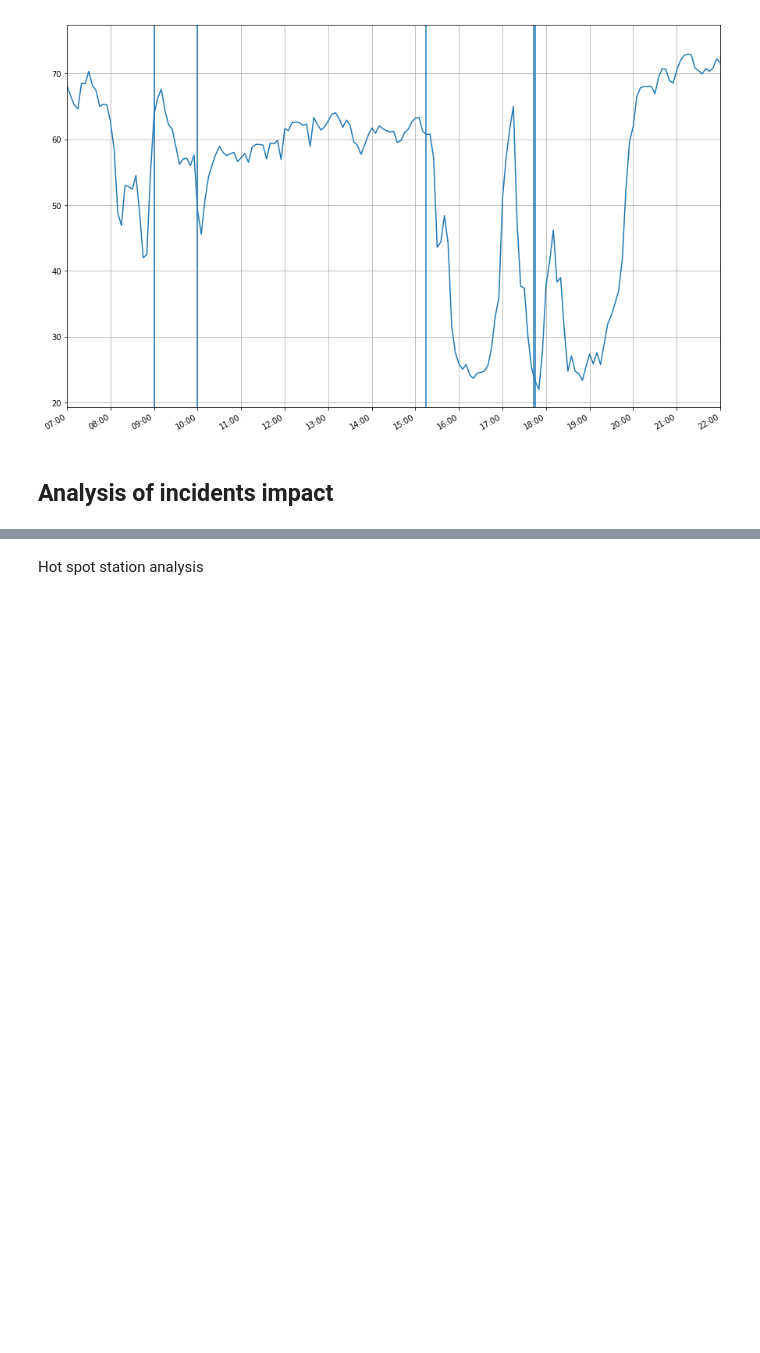
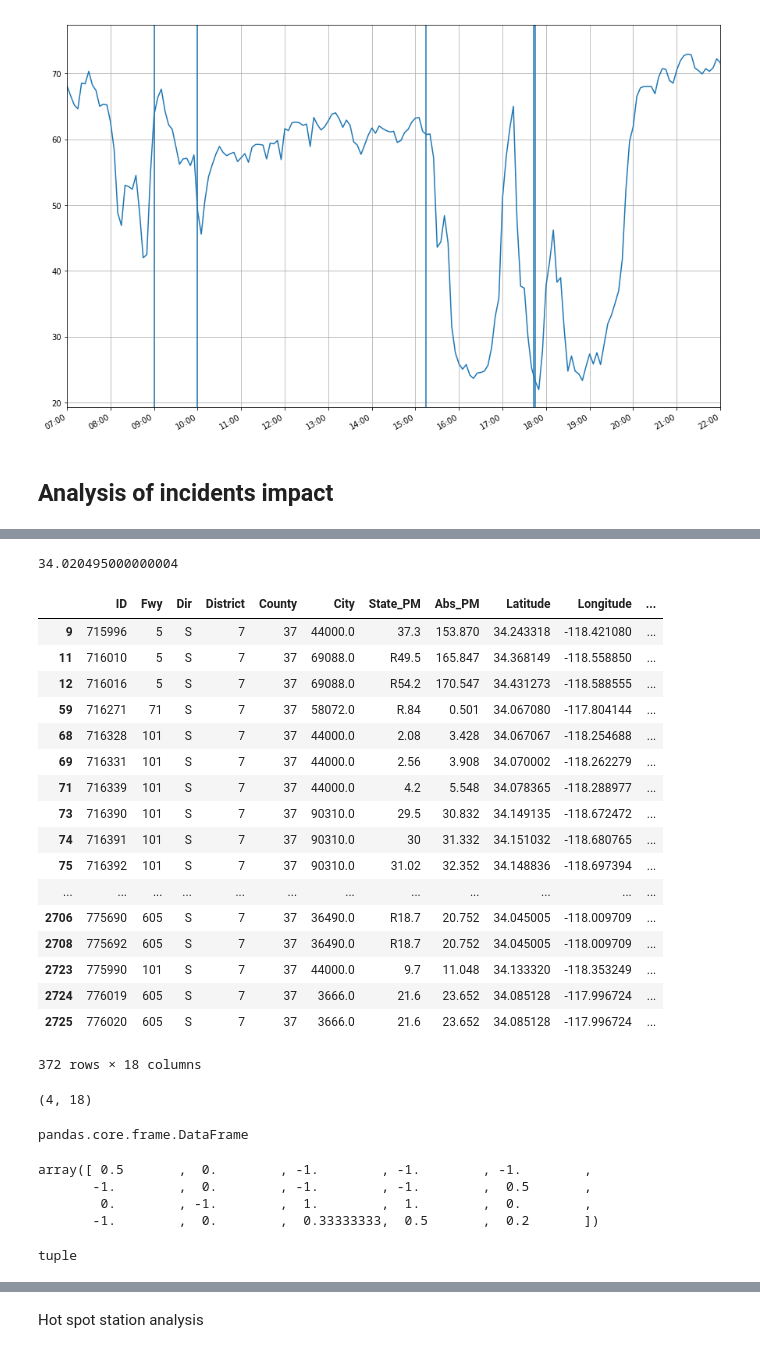
Before and after one commit to frolovconst/TC_w_ML, a Jupyter notebook: incidents_touch/fst_trial.ipynb, the cells around one changed output, grey strips where cells are left out. Cells and saved outputs as stored; diff of their text form; code cells hidden in the pictures; blank space fills up the shorter version.

```diff
--- a/incidents_touch/fst_trial.ipynb
+++ b/incidents_touch/fst_trial.ipynb
@@ -178,0 +188,6 @@ return_station_series_vec = np.vectorize(return_station_series, excluded=[0])
+# %%
+tinc = data_inc_d07.iloc[6]
+# %%
+tinc['Latitude']
+# %% [output]
+34.020495000000004
@@ -178,0 +196,21 @@ return_station_series_vec = np.vectorize(return_station_series, excluded=[0])
+# %%
+filter_proper_direction(tinc, stations_active)
+# %% [output]
+|  | ID | Fwy | Dir | District | County | City | State_PM | Abs_PM | Latitude | Longitude | ... |
+| 9 | 715996 | 5 | S | 7 | 37 | 44000.0 | 37.3 | 153.870 | 34.243318 | -118.421080 | ... |
+| 11 | 716010 | 5 | S | 7 | 37 | 69088.0 | R49.5 | 165.847 | 34.368149 | -118.558850 | ... |
+| 12 | 716016 | 5 | S | 7 | 37 | 69088.0 | R54.2 | 170.547 | 34.431273 | -118.588555 | ... |
+| 59 | 716271 | 71 | S | 7 | 37 | 58072.0 | R.84 | 0.501 | 34.067080 | -117.804144 | ... |
+| 68 | 716328 | 101 | S | 7 | 37 | 44000.0 | 2.08 | 3.428 | 34.067067 | -118.254688 | ... |
+| 69 | 716331 | 101 | S | 7 | 37 | 44000.0 | 2.56 | 3.908 | 34.070002 | -118.262279 | ... |
+| 71 | 716339 | 101 | S | 7 | 37 | 44000.0 | 4.2 | 5.548 | 34.078365 | -118.288977 | ... |
+| 73 | 716390 | 101 | S | 7 | 37 | 90310.0 | 29.5 | 30.832 | 34.149135 | -118.672472 | ... |
+| 74 | 716391 | 101 | S | 7 | 37 | 90310.0 | 30 | 31.332 | 34.151032 | -118.680765 | ... |
+| 75 | 716392 | 101 | S | 7 | 37 | 90310.0 | 31.02 | 32.352 | 34.148836 | -118.697394 | ... |
+| ... | ... | ... | ... | ... | ... | ... | ... | ... | ... | ... | ... |
+| 2706 | 775690 | 605 | S | 7 | 37 | 36490.0 | R18.7 | 20.752 | 34.045005 | -118.009709 | ... |
+| 2708 | 775692 | 605 | S | 7 | 37 | 36490.0 | R18.7 | 20.752 | 34.045005 | -118.009709 | ... |
+| 2723 | 775990 | 101 | S | 7 | 37 | 44000.0 | 9.7 | 11.048 | 34.133320 | -118.353249 | ... |
+| 2724 | 776019 | 605 | S | 7 | 37 | 3666.0 | 21.6 | 23.652 | 34.085128 | -117.996724 | ... |
+| 2725 | 776020 | 605 | S | 7 | 37 | 3666.0 | 21.6 | 23.652 | 34.085128 | -117.996724 | ... |
+372 rows × 18 columns
@@ -183,3 +235,11 @@ def get_stations_within_inc_vicinity(incident, stations, vicinity):
+# %%
+ttst.shape
+# %% [output]
+(4, 18)
+# %%
+type(ttst)
+# %% [output]
+pandas.core.frame.DataFrame
 # %%
 def calculate_affect_degree(incidents, series, stations, radius):
     impact = np.array([])
@@ -198,4 +262,15 @@ impact_km = calculate_affect_degree(data_inc_d07.iloc[:3], data_srs_no_null, sta
+# %%
+impact_km
+# %% [output]
+array([ 0.5       ,  0.        , -1.        , -1.        , -1.        ,
+       -1.        ,  0.        , -1.        , -1.        ,  0.5       ,
+        0.        , -1.        ,  1.        ,  1.        ,  0.        ,
+       -1.        ,  0.        ,  0.33333333,  0.5       ,  0.2       ])
 # %%
 impact_km = impact_km[impact_km != -1.0]
+# %%
+type(tst)
+# %% [output]
+tuple
 # %%
 impact_3km_htgrm = np.histogram(impact_km)
```
Also changed, not shown: parts of 17 cells of this notebook.
